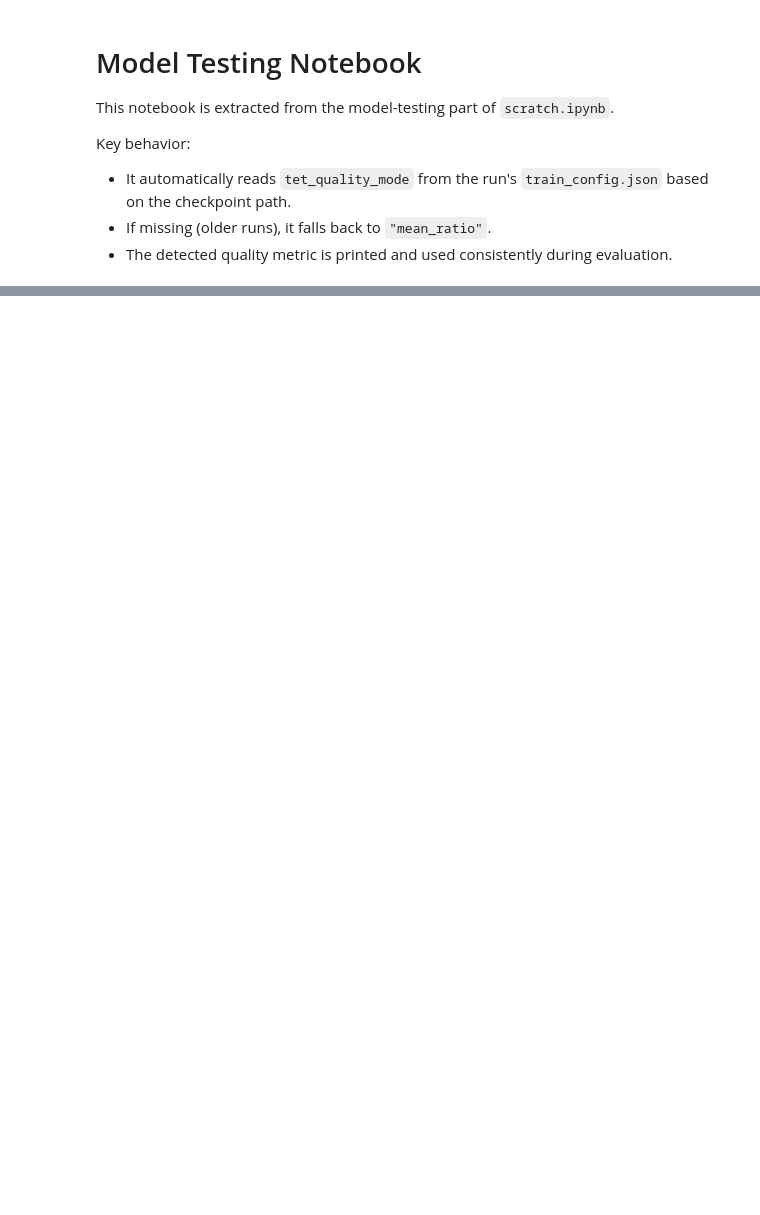
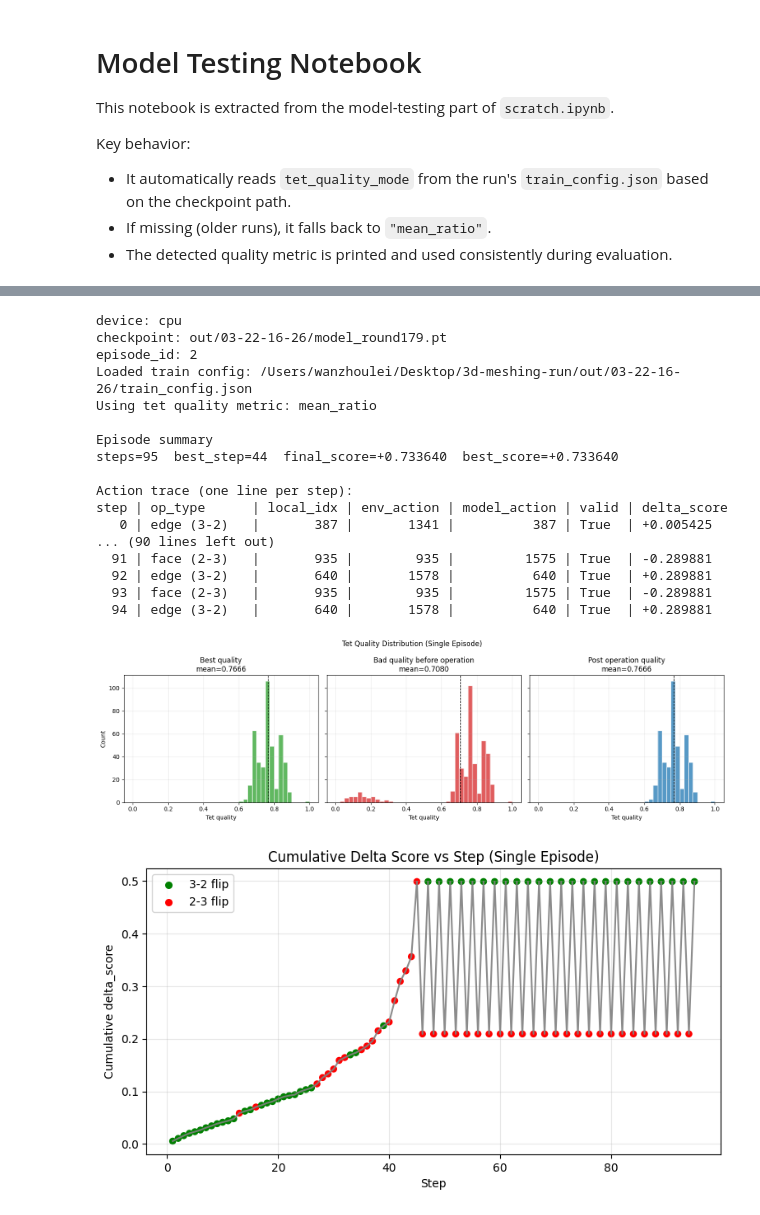
Before and after one commit to wanzhoulei/3d-meshing-run, a Jupyter notebook: test_model.ipynb, the cells around one changed output, grey strips where cells are left out. Drawn from its saved outputs; the diff is of its cells as text; code cells hidden in the pictures; blank space fills up the shorter version.

```diff
--- a/test_model.ipynb
+++ b/test_model.ipynb
@@ -503,7 +513,7 @@ ds.close()
 dataset_path = locals().get("dataset_path", "tet_dataset_grid125_sigma1e-02_N2000.mat")
 ckpt_path = locals().get("ckpt_path", "out/03-22-16-26/model_round179.pt")
 
-episode_id = 1
+episode_id = 2
 
 device = torch.device("cuda" if torch.cuda.is_available() else "cpu")
 print("device:", device)
@@ -587,33 +597,53 @@ axs[0].set_ylabel("Count")
 fig.suptitle("Tet Quality Distribution (Single Episode)")
 plt.tight_layout()
 plt.show()
 
 # Cumulative delta_score vs step (green: 3-2, red: 2-3)
 action_log = trace["action_log"]
 if len(action_log) == 0:
     print("No actions taken; skip cumulative delta_score plot.")
 else:
     steps = np.arange(1, len(action_log) + 1)
     deltas = np.array([float(a["delta"]) for a in action_log], dtype=np.float64)
     cum_delta = np.cumsum(deltas)
 
     colors = ["green" if "3-2" in a["op_type"] else "red" for a in action_log]
 
     plt.figure(figsize=(9, 4.5))
     plt.plot(steps, cum_delta, color="gray", linewidth=1.5, alpha=0.9)
     plt.scatter(steps, cum_delta, c=colors, s=26)
 
     plt.scatter([], [], c="green", s=30, label="3-2 flip")
     plt.scatter([], [], c="red", s=30, label="2-3 flip")
 
     plt.grid(True, alpha=0.3)
     plt.xlabel("Step")
     plt.ylabel("Cumulative delta_score")
     plt.title("Cumulative Delta Score vs Step (Single Episode)")
     plt.legend()
     plt.show()
 
 ds.close()
+# %% [output]
+device: cpu
+checkpoint: out/03-22-16-26/model_round179.pt
+episode_id: 2
+Loaded train config: /Users/wanzhoulei/Desktop/3d-meshing-run/out/03-22-16-26/train_config.json
+Using tet quality metric: mean_ratio
+
+Episode summary
+steps=95  best_step=44  final_score=+0.733640  best_score=+0.733640
+
+Action trace (one line per step):
+step | op_type      | local_idx | env_action | model_action | valid | delta_score
+   0 | edge (3-2)   |       387 |       1341 |          387 | True  | +0.005425
+... (90 lines left out)
+  91 | face (2-3)   |       935 |        935 |         1575 | True  | -0.289881
+  92 | edge (3-2)   |       640 |       1578 |          640 | True  | +0.289881
+  93 | face (2-3)   |       935 |        935 |         1575 | True  | -0.289881
+  94 | edge (3-2)   |       640 |       1578 |          640 | True  | +0.289881
+[figure, added]
+[figure, added]
 # %%
 # -------------------------------------------------
 # Multi-episode aggregate histograms + avg cum score
```
Also changed, not shown: parts of 3 cells of this notebook.
